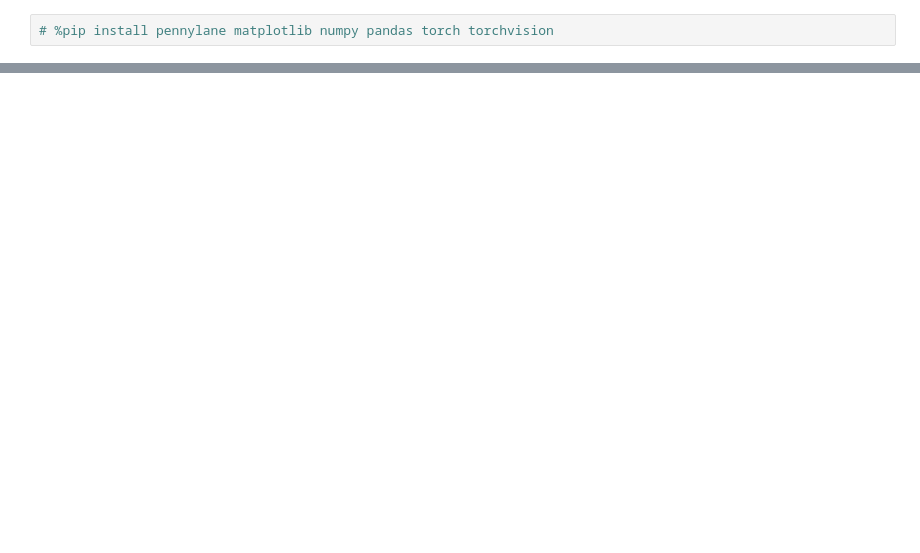
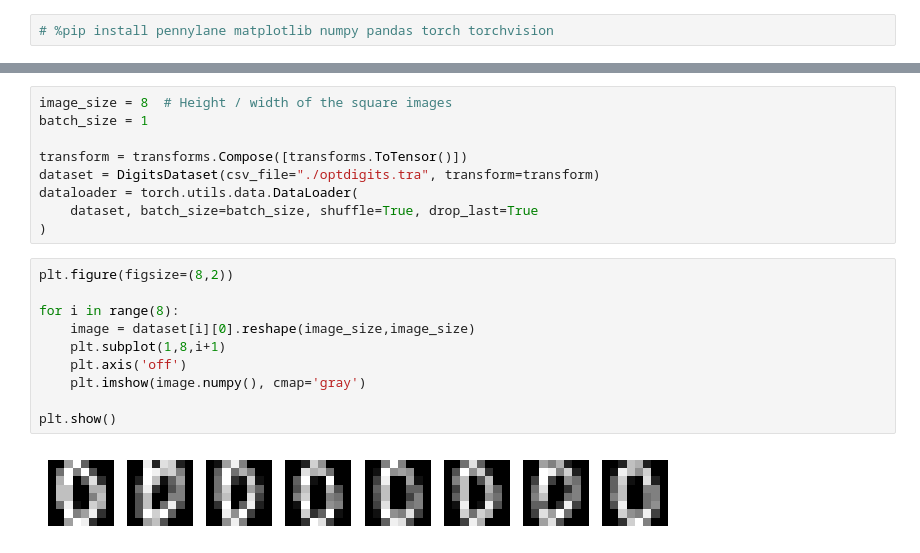
Before and after one commit to DevArtech/csc-4631-final-project, a Jupyter notebook: qgen.ipynb, the cells around one changed output, grey strips where cells are left out. Saved outputs shown, nothing was run; the diff lists cells and outputs as text; blank space fills up the shorter version.

```diff
--- a/qgen.ipynb
+++ b/qgen.ipynb
@@ -29,0 +68,21 @@ TypeError: 'type' object is not subscriptable
+# %%
+image_size = 8  # Height / width of the square images
+batch_size = 1
+
+transform = transforms.Compose([transforms.ToTensor()])
+dataset = DigitsDataset(csv_file="./optdigits.tra", transform=transform)
+dataloader = torch.utils.data.DataLoader(
+    dataset, batch_size=batch_size, shuffle=True, drop_last=True
+)
+# %%
+plt.figure(figsize=(8,2))
+
+for i in range(8):
+    image = dataset[i][0].reshape(image_size,image_size)
+    plt.subplot(1,8,i+1)
+    plt.axis('off')
+    plt.imshow(image.numpy(), cmap='gray')
+
+plt.show()
+# %% [output]
+[figure, added]
```
Also changed, not shown: parts of 10 cells of this notebook, 3 other files.
